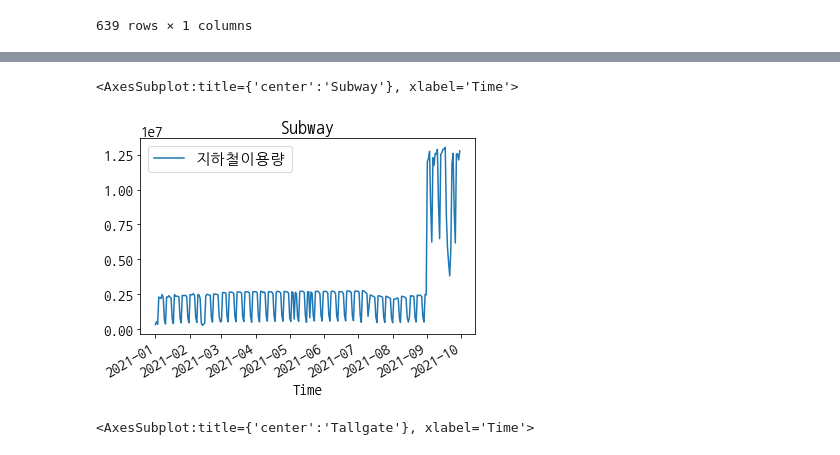
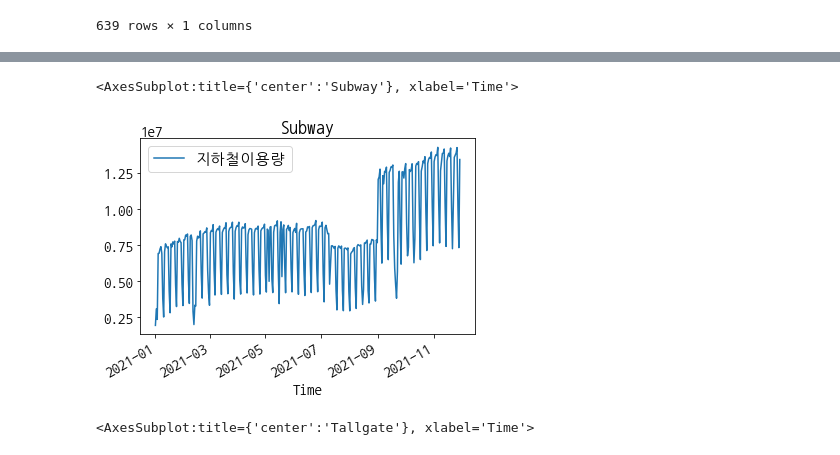
Before and after one commit to kdk1344/Project, a Jupyter notebook: project....ipynb, the cells around one changed output, grey strips where cells are left out. Saved outputs shown, nothing was run; the diff lists cells and outputs as text; code cells hidden in the pictures.

```diff
--- a/project....ipynb
+++ b/project....ipynb
@@ -1487,6 +1495,6 @@ df4['2021-08'].plot(title = 'Subway')
 # %%
-df4['2021-01':'2021-09'].plot(title = 'Subway')
+df4['2021-01':'2021-12'].plot(title = 'Subway') # 2021년도 지하철 이용자 그래프 출력
 # %% [output]
 <AxesSubplot:title={'center':'Subway'}, xlabel='Time'>
-[figure, old version]
+[figure, new version]
 # %%
```
Also changed, not shown: parts of 147 cells of this notebook.
